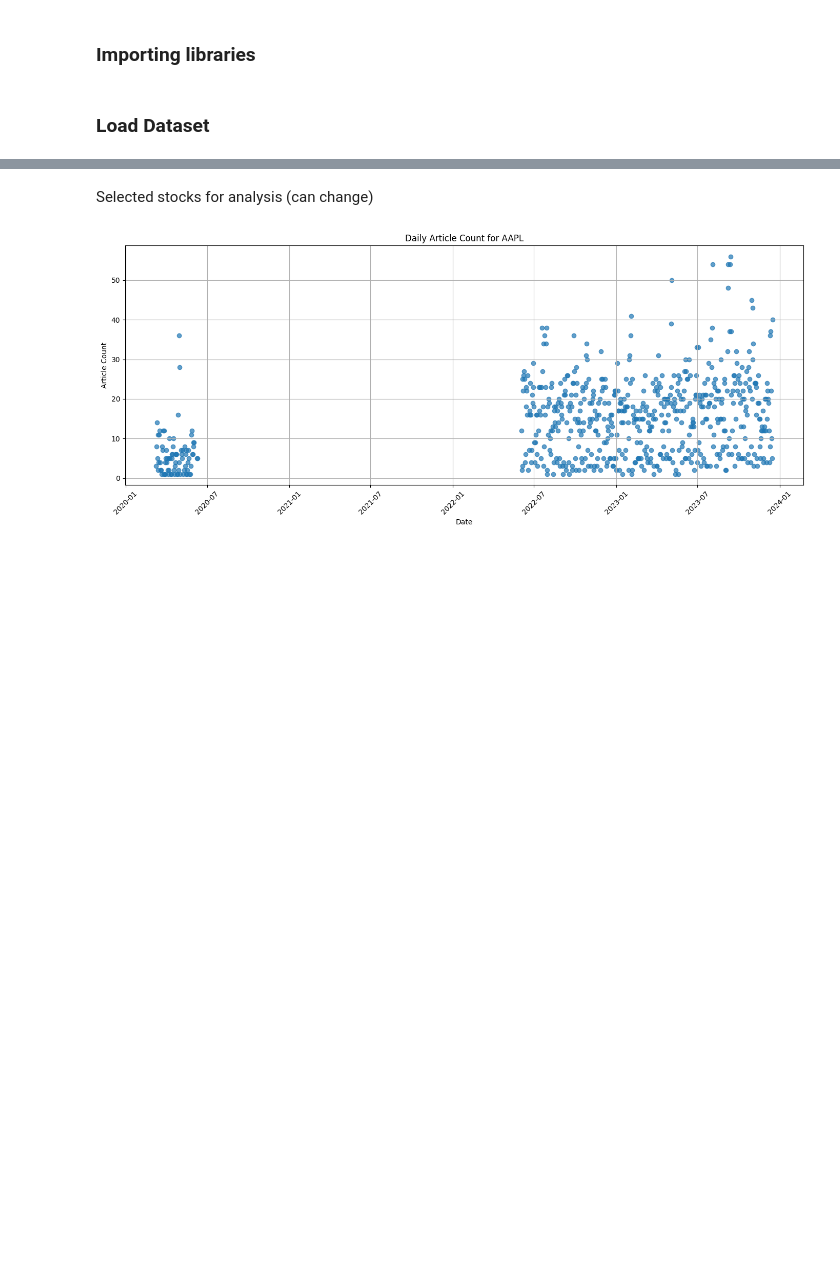
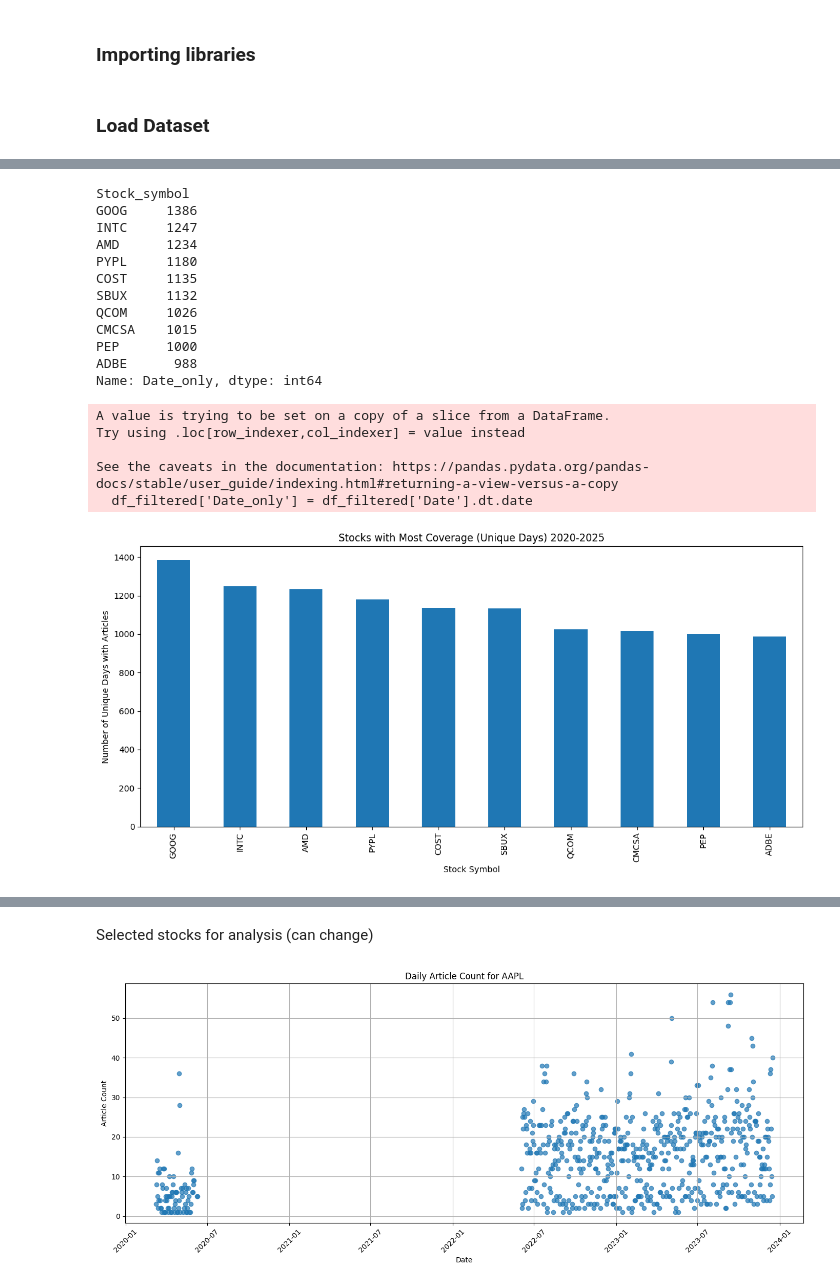
Before and after one commit to w1nsl/stock-prediction, a Jupyter notebook: notebooks/articles_sentiment.ipynb, the cells around one changed output, grey strips where cells are left out. Cells and saved outputs as stored; diff of their text form; code cells hidden in the pictures; blank space fills up the shorter version.

```diff
--- a/notebooks/articles_sentiment.ipynb
+++ b/notebooks/articles_sentiment.ipynb
@@ -50,3 +55,47 @@ top_nasdaq_stocks = [
     "PEP",    # PepsiCo – non-cyclical defensive stock
     "COST"    # Costco – strong consumer sentiment indicator
 ]
+# %%
+# Group by date and stock symbol for 2020-2025, then count which stocks has the most data
+
+# Step 1: Filter for date range 2020-2025
+df_filtered = df[(df['Date'] >= '2020-01-01') & (df['Date'] <= '2024-12-31')]
+
+# Step 2: Convert to date only (remove time part)
+df_filtered['Date_only'] = df_filtered['Date'].dt.date
+
+# Step 3: Group by stock and date (dropping duplicates)
+stock_date_counts = df_filtered.groupby('Stock_symbol')['Date_only'].nunique().sort_values(ascending=False)
+
+# Step 4: Show the top stocks with the most unique dates
+top_stocks = stock_date_counts.head(10)
+print(top_stocks)
+
+# Optional: Create a bar chart to visualize
+
+plt.figure(figsize=(12, 6))
+top_stocks.plot(kind='bar')
+plt.title('Stocks with Most Coverage (Unique Days) 2020-2025')
+plt.xlabel('Stock Symbol')
+plt.ylabel('Number of Unique Days with Articles')
+plt.tight_layout()
+plt.show()
+# %% [output]
+Stock_symbol
+GOOG     1386
+INTC     1247
+AMD      1234
+PYPL     1180
+COST     1135
+SBUX     1132
+QCOM     1026
+CMCSA    1015
+PEP      1000
+ADBE      988
+Name: Date_only, dtype: int64
+A value is trying to be set on a copy of a slice from a DataFrame.
+Try using .loc[row_indexer,col_indexer] = value instead
+
+See the caveats in the documentation: https://pandas.pydata.org/pandas-docs/stable/user_guide/indexing.html#returning-a-view-versus-a-copy
+  df_filtered['Date_only'] = df_filtered['Date'].dt.date
+[figure, added]
```
Also changed, not shown: parts of 3 cells of this notebook, 3 other files.
